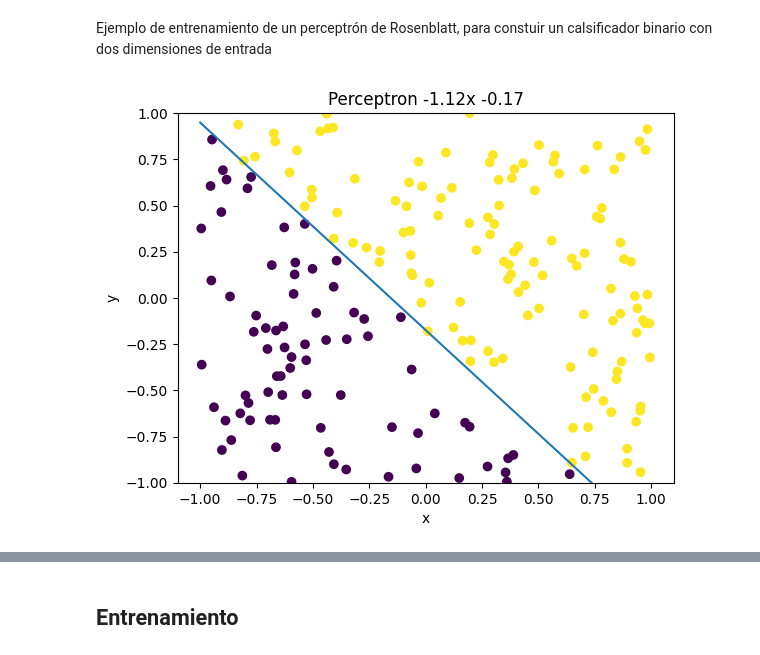
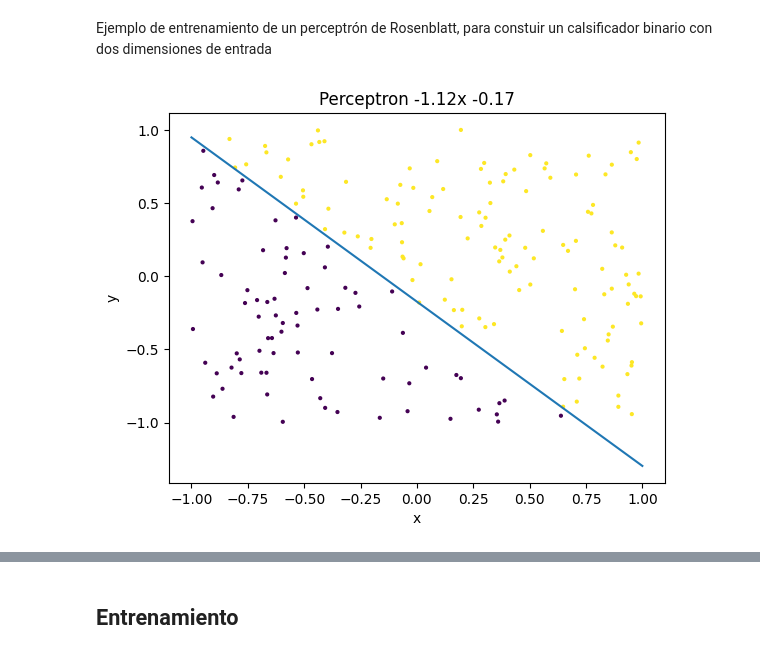
Before and after one commit to jgalgarra/RedesNeuronales, a Jupyter notebook: jupyter_scripts/Perceptron_Rosenblatt.ipynb, the cells around one changed output, grey strips where cells are left out. Cells and saved outputs as stored; diff of their text form; code cells hidden in the pictures.

```diff
--- a/jupyter_scripts/Perceptron_Rosenblatt.ipynb
+++ b/jupyter_scripts/Perceptron_Rosenblatt.ipynb
@@ -24,15 +24,15 @@ labels = 2*labels-1
 # %%
 # Representación de las muestras de entrenamiento y de la línea que ha servido para discriminarlas
 x_line = np.linspace(-1, 1, 100)
 y_line = a * x_line + k
 
-plt.scatter(x, y, c=labels)
+plt.scatter(x, y, c=labels, s=4)
 plt.plot(x_line, y_line)
 plt.xlabel("x")
 plt.ylabel("y")
-plt.ylim(-1, 1)
+#plt.ylim(-1, 1)
 titulo=f"Perceptron {a:.2f}x {k:.2f}"
 plt.title(titulo)
 plt.show()
 # %% [output]
-[figure, old version]
+[figure, new version]
```
Also changed, not shown: parts of 3 cells of this notebook, 1 other file.
